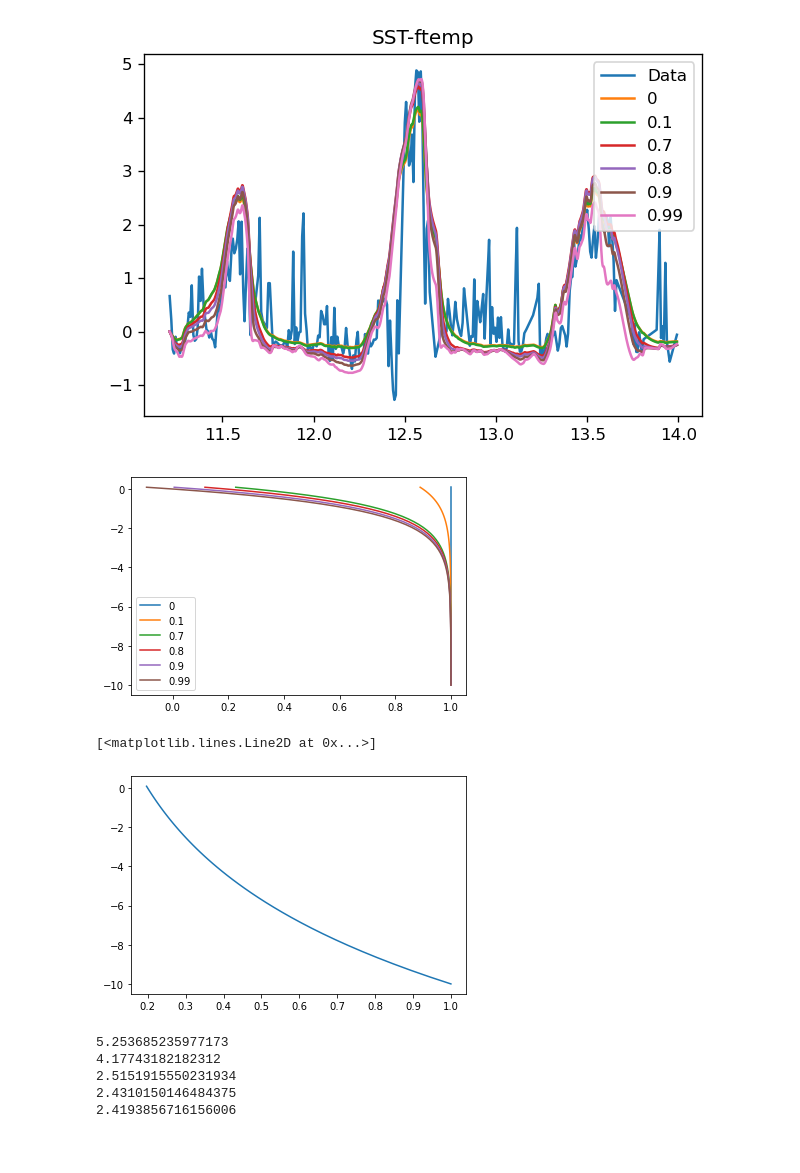
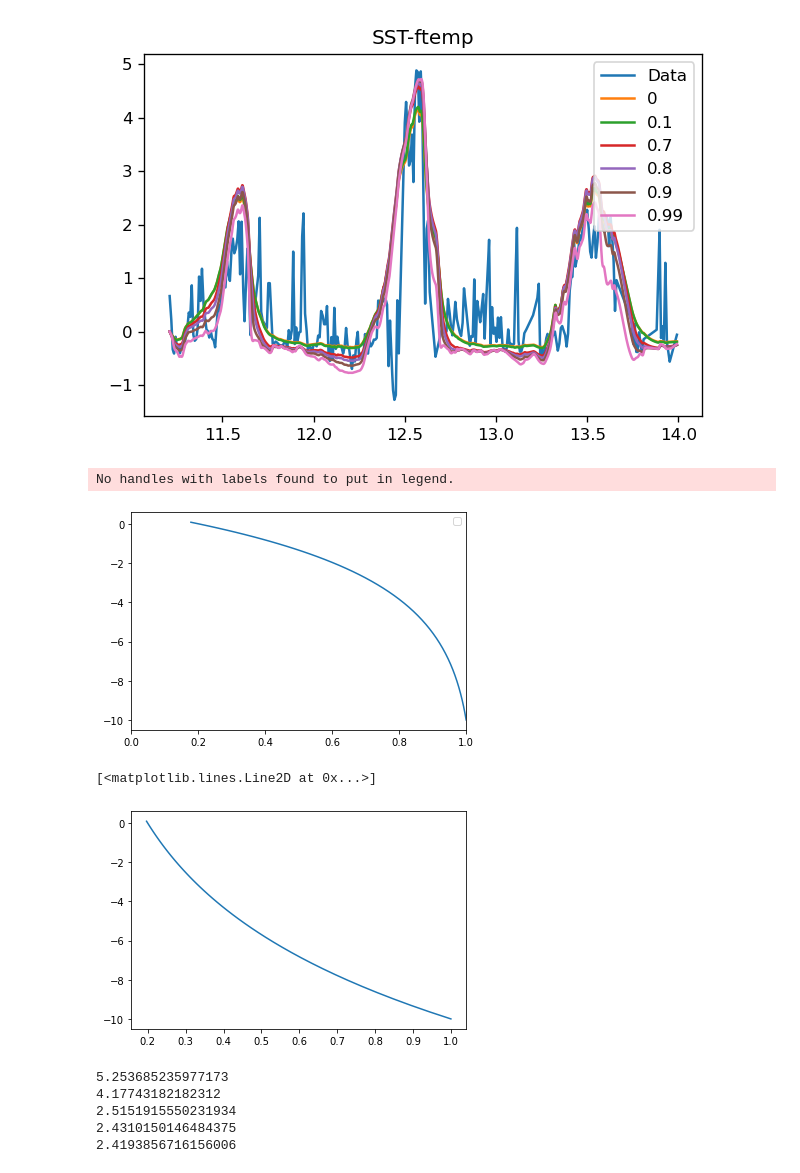
Before and after one commit to reykboerner/diusst, a Jupyter notebook: FINAL/diusst_eul_c.ipynb, the cells around one changed output. Drawn from its saved outputs; the diff is of its cells as text; code cells hidden in the pictures.

```diff
--- a/FINAL/diusst_eul_c.ipynb
+++ b/FINAL/diusst_eul_c.ipynb
@@ -203,14 +203,16 @@ def f(x,a,b):
 def g(x,a):
     return a*np.exp(x*np.log(a)/10)
 # %%
-for i in range(len(k0s)):
-    plt.plot(f(x,k0s[i],1),x,label=k0s[i])
+for i in range(1):
+    plt.plot(f(x,0.8,3),x)
 plt.legend()
+plt.xlim(0,1)
 plt.show()
 plt.plot(g(x,0.2),x)
 # %% [output]
+No handles with labels found to put in legend.
-[figure, old version]
+[figure, new version]
-[<matplotlib.lines.Line2D at 0x...>]
+[<matplotlib.lines.Line2D at 0x...>]
 [figure]
 # %%
 gammas = [1,2,5,10,100]
```
Also changed, not shown: parts of 20 cells of this notebook, 8 other files.
